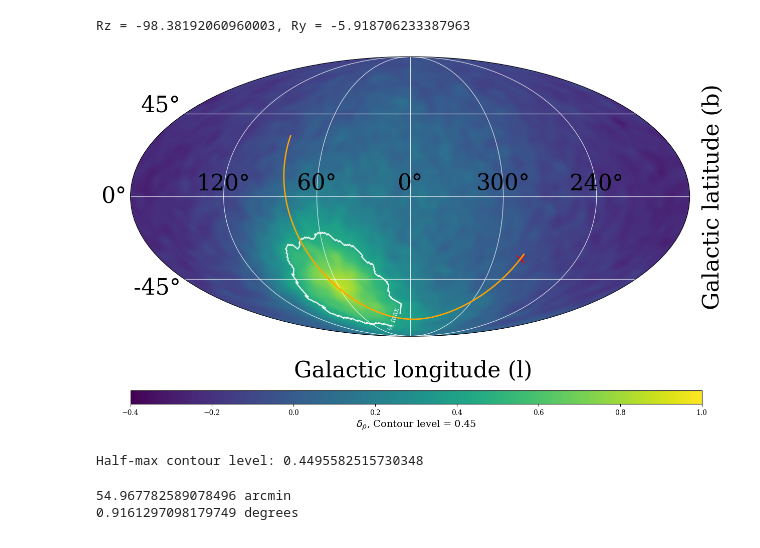
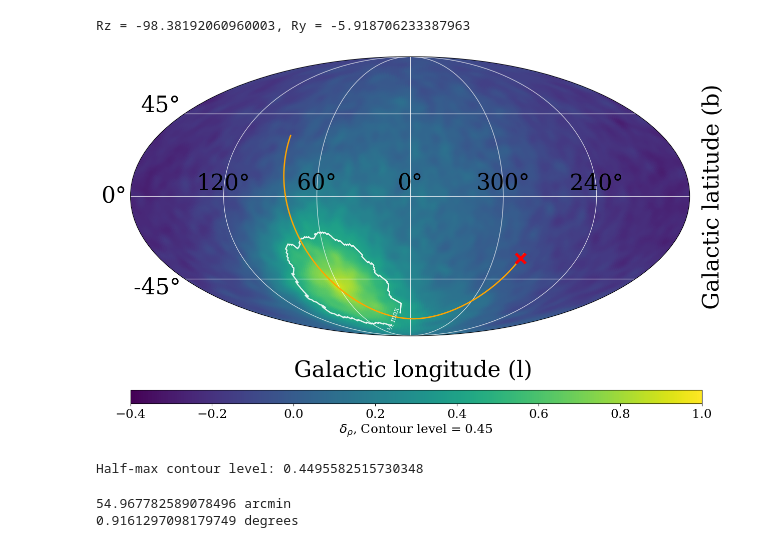
Before and after one commit to TheArchAstronomer/My_thesis, a Jupyter notebook: Hernquist_profile.ipynb, the cells around one changed output. Drawn from its saved outputs; the diff is of its cells as text; code cells hidden in the pictures.

```diff
--- a/Hernquist_profile.ipynb
+++ b/Hernquist_profile.ipynb
@@ -320,7 +320,7 @@ image = ax.pcolormesh(
     cmap="viridis", rasterized=True,
 )
 
-# halfmax = 0.38* np.nanmax(grid_map[valid])
+#halfmax = 0.38* np.nanmax(grid_map[valid])
 halfmax = 0.5* np.nanmax(grid_map[valid])
 
 cont = ax.contour(
@@ -342,38 +342,39 @@ ax.plot(
 ax.scatter(
     -LMC_location_today.galactic.l.wrap_at(180*u.deg).radian,
      LMC_location_today.galactic.b.radian,
-     marker='x', color='red', s=120, label='LMC today (SIMBAD)'
+     marker='x', color='red', s=200, linewidth=4, label='LMC today (SIMBAD)', zorder=5
 )
 
 # Grid and tick labels
 # ax.grid(True, color="gray", lw=0.6, alpha=0.8)
 ax.grid(True, color="white", lw=0.9, alpha=0.8)
 ax.set_longitude_grid(60)
 ax.set_latitude_grid(45)
 # ax.set_latitude_grid(30)
 ax.set_longitude_grid_ends(90)
 ax.xaxis.set_major_formatter(ThetaFormatterShiftPi(60))
 ax.tick_params(axis='x', labelsize=32, colors='black')
 ax.tick_params(axis='y', labelsize=32, colors='black')
 
 # Colorbar
 # cax = fig.add_axes([0.15, 0.08, 0.7, 0.03])
 cax = fig.add_axes([0.05, 0.08, 0.95, 0.03])
 cb = fig.colorbar(image, cax=cax, orientation="horizontal")
-cb.set_label(r"$\delta_{\rho}$, Contour level = " + f"{halfmax:.2f}", fontsize=14)
+cb.set_label(r"$\delta_{\rho}$, Contour level = " + f"{halfmax:.2f}", fontsize=18)
 # cb.set_label(r"Overdensity $\delta_{\rho}$ = n/⟨n⟩ − 1", fontsize=22)
 cb.solids.set_edgecolor("face")
+cb.ax.tick_params(labelsize=18)
 
 # Axis labels
 plt.figtext(0.52, 0.14, "Galactic longitude (l)", ha="center", fontsize=32)
 plt.figtext(1.00, 0.54, "Galactic latitude (b)",  va="center", rotation=90, fontsize=32)
 
 plt.subplots_adjust(bottom=0.1, top=0.98, left=0.05, right=0.98)
 plt.show()
 
 print("Half-max contour level:", halfmax)
 # %% [output]
-[figure, old version]
+[figure, new version]
 Half-max contour level: 0.4495582515730348
 # %%
 print(hp.nside2resol(64, arcmin=True), "arcmin")
```
Also changed, not shown: parts of 1 cell of this notebook, 4 other files.
